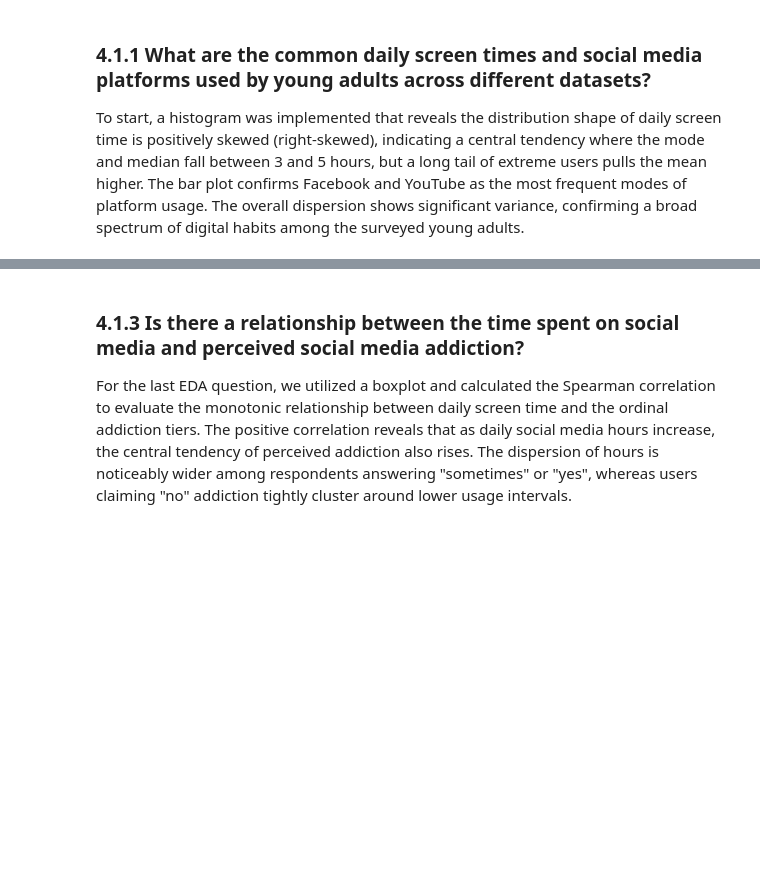
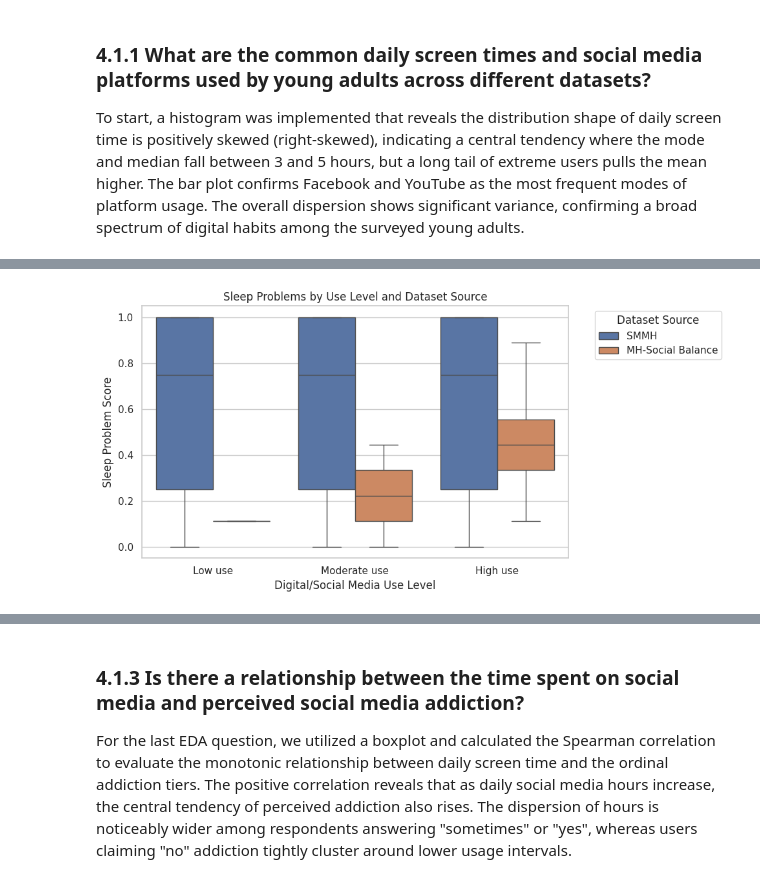
Before and after one commit to klyckman/CSMODEL, a Jupyter notebook: notebooks/Kodiak_Knowers_Notebook.ipynb, the cells around one changed output, grey strips where cells are left out. Drawn from its saved outputs; the diff is of its cells as text; code cells hidden in the pictures; blank space fills up the shorter version.

```diff
--- a/notebooks/Kodiak_Knowers_Notebook.ipynb
+++ b/notebooks/Kodiak_Knowers_Notebook.ipynb
@@ -773,0 +863,28 @@ plt.show()
+# %%
+### Quick cell of code to shorten the dataset source names
+
+sleep_eda["source_label"] = sleep_eda["source_dataset"].replace({
+    "smmh.csv": "SMMH",
+    "Mental_Health_and_Social_Media_Balance_Dataset.csv": "MH-Social Balance"
+})
+# %%
+plt.figure(figsize=(10, 5))
+
+
+sns.boxplot(
+    data=sleep_eda,
+    x="usage_group",
+    y="sleep_problem_score",
+    hue="source_label",
+    order=["Low use", "Moderate use", "High use"]
+)
+
+plt.title("Sleep Problems by Use Level and Dataset Source")
+plt.xlabel("Digital/Social Media Use Level")
+plt.ylabel("Sleep Problem Score")
+plt.legend(title="Dataset Source", bbox_to_anchor=(1.05, 1), loc="upper left")
+plt.tight_layout()
+
+plt.show()
+# %% [output]
+[figure, added]
```
Also changed, not shown: parts of 39 cells of this notebook.
